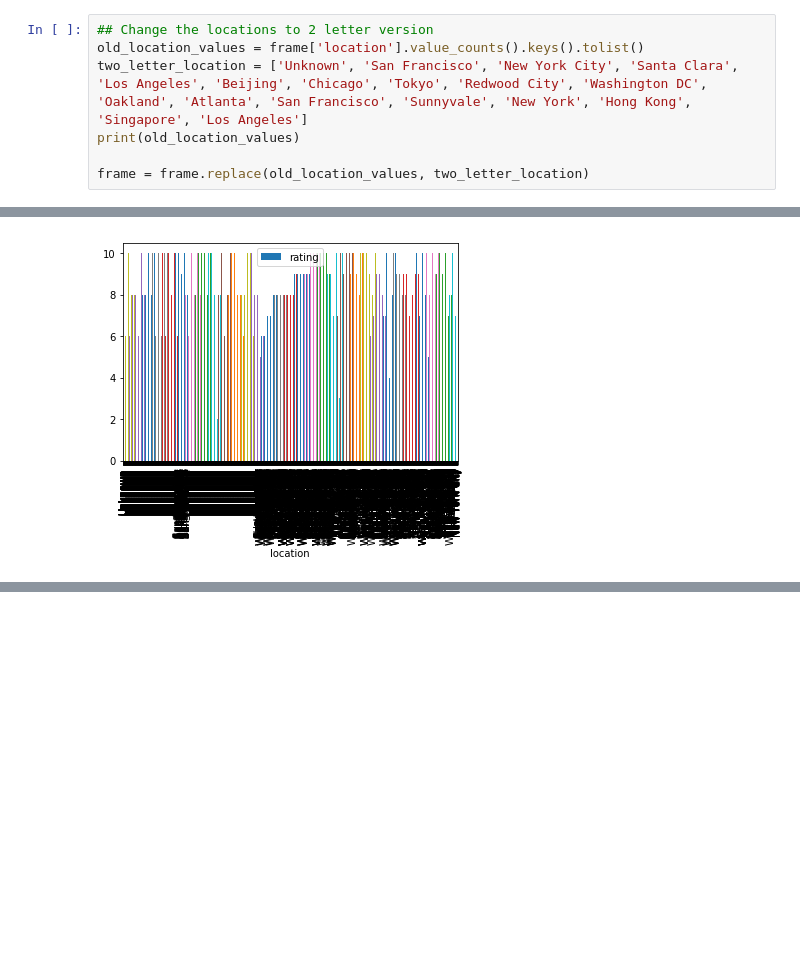
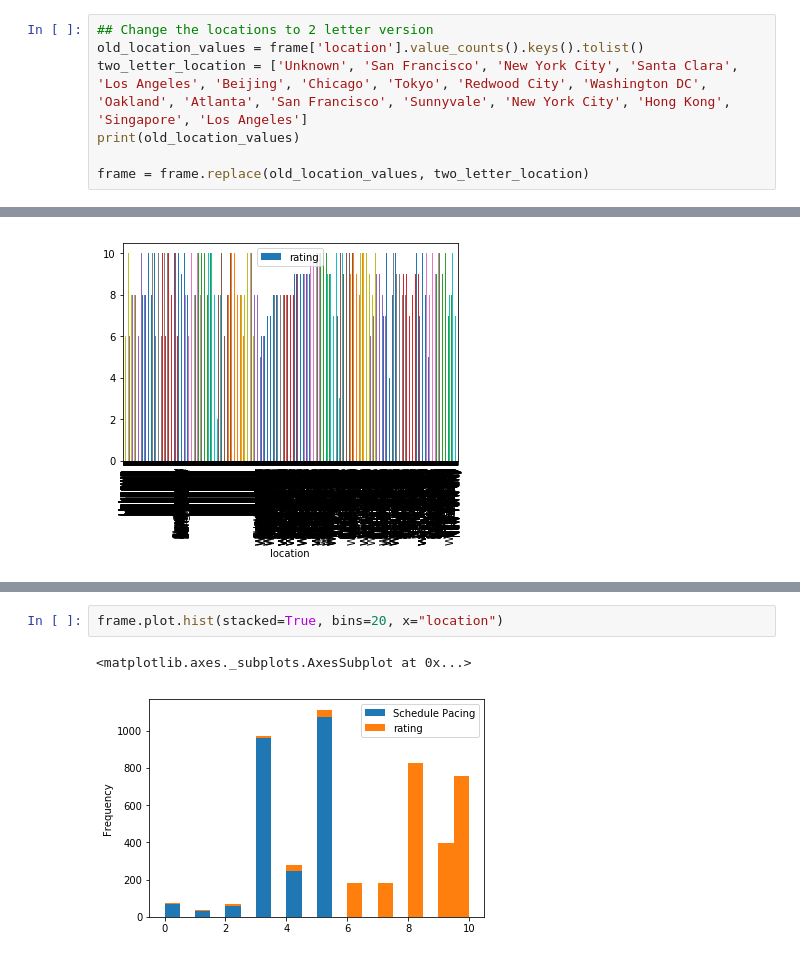
Before and after one commit to Coswold/summer_academy_analysis, a Jupyter notebook: CleaningData.ipynb, the cells around one changed output, grey strips where cells are left out. Saved outputs shown, nothing was run; the diff lists cells and outputs as text; blank space fills up the shorter version.

```diff
--- a/CleaningData.ipynb
+++ b/CleaningData.ipynb
@@ -223,7 +223,7 @@ frame = frame.replace(old_location_values, two_letter_location)
 # %%
 ## Change the locations to 2 letter version
 old_location_values = frame['location'].value_counts().keys().tolist()
-two_letter_location = ['Unknown', 'San Francisco', 'New York City', 'Santa Clara', 'Los Angeles', 'Beijing', 'Chicago', 'Tokyo', 'Redwood City', 'Washington DC', 'Oakland', 'Atlanta', 'San Francisco', 'Sunnyvale', 'New York', 'Hong Kong', 'Singapore', 'Los Angeles']
+two_letter_location = ['Unknown', 'San Francisco', 'New York City', 'Santa Clara', 'Los Angeles', 'Beijing', 'Chicago', 'Tokyo', 'Redwood City', 'Washington DC', 'Oakland', 'Atlanta', 'San Francisco', 'Sunnyvale', 'New York City', 'Hong Kong', 'Singapore', 'Los Angeles']
 print(old_location_values)
 
 frame = frame.replace(old_location_values, two_letter_location)
@@ -386,0 +393,5 @@ frame.plot.bar(x='location', y='rating')
+# %%
+frame.plot.hist(stacked=True, bins=20, x="location")
+# %% [output]
+<matplotlib.axes._subplots.AxesSubplot at 0x...>
+[figure, added]
```
Also changed, not shown: parts of 7 cells of this notebook.
